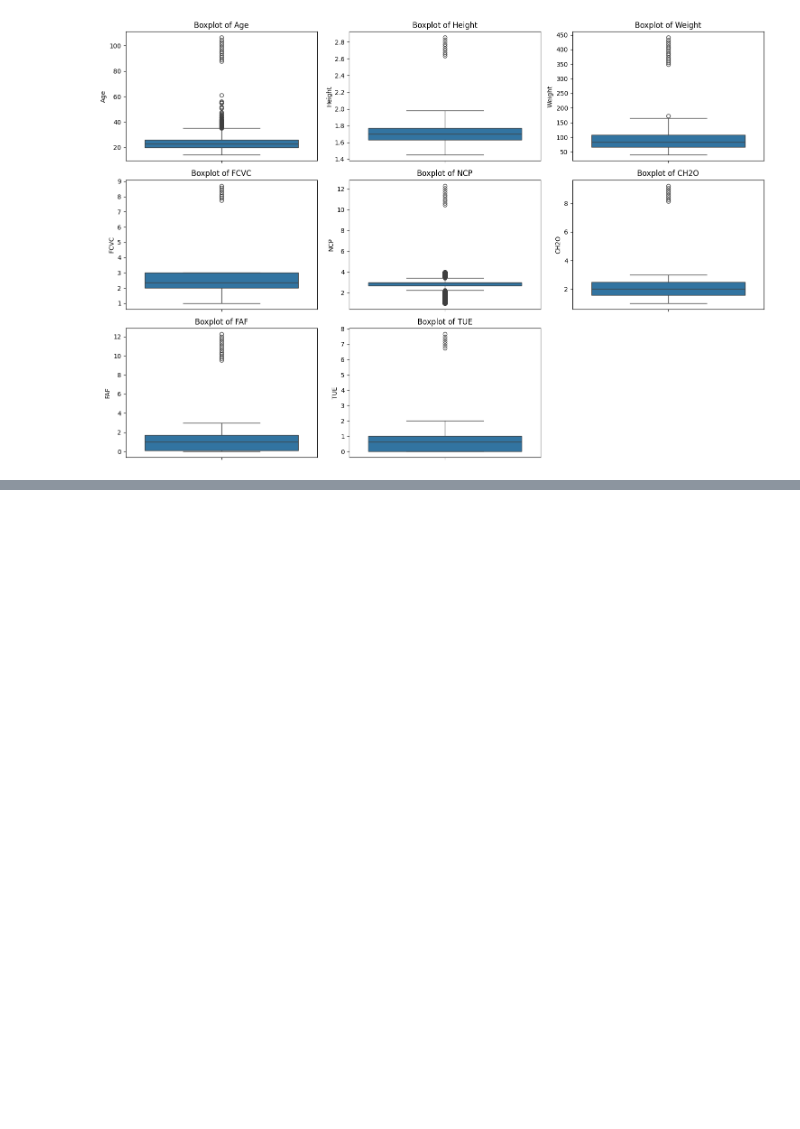
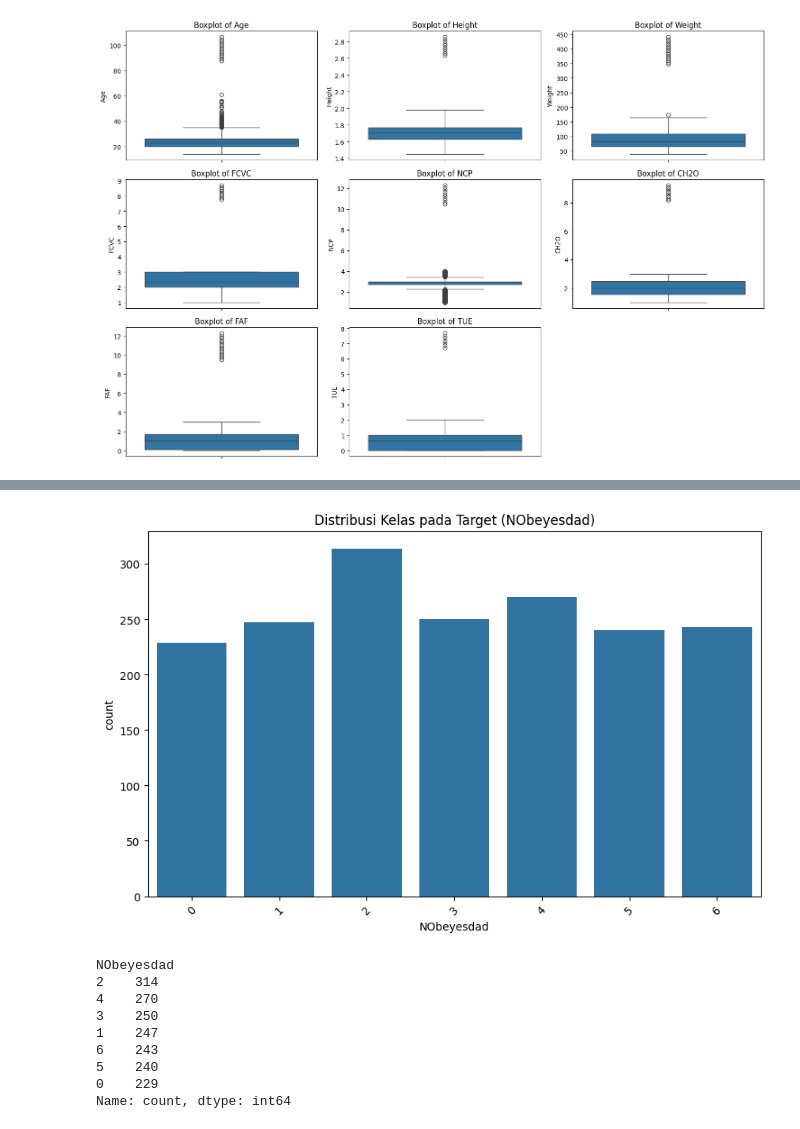
Before and after one commit to RamadhikaS/CapstoneUASBengkod, a Jupyter notebook: BengkodUAS.ipynb, the cells around one changed output, grey strips where cells are left out. Saved outputs shown, nothing was run; the diff lists cells and outputs as text; code cells hidden in the pictures; blank space fills up the shorter version.

```diff
--- a/BengkodUAS.ipynb
+++ b/BengkodUAS.ipynb
@@ -271,0 +355,24 @@ print(outliers_remaining)
+# %%
+import seaborn as sns
+import matplotlib.pyplot as plt
+
+# Plot distribusi label
+plt.figure(figsize=(10,6))
+sns.countplot(x='NObeyesdad', data=df)
+plt.title("Distribusi Kelas pada Target (NObeyesdad)")
+plt.xticks(rotation=45)
+plt.show()
+
+# Juga tampilkan jumlah per kelas
+print(df['NObeyesdad'].value_counts())
+# %% [output]
+[figure, added]
+NObeyesdad
+2    314
+4    270
+3    250
+1    247
+6    243
+5    240
+0    229
+Name: count, dtype: int64
```
Also changed, not shown: parts of 19 cells of this notebook.
